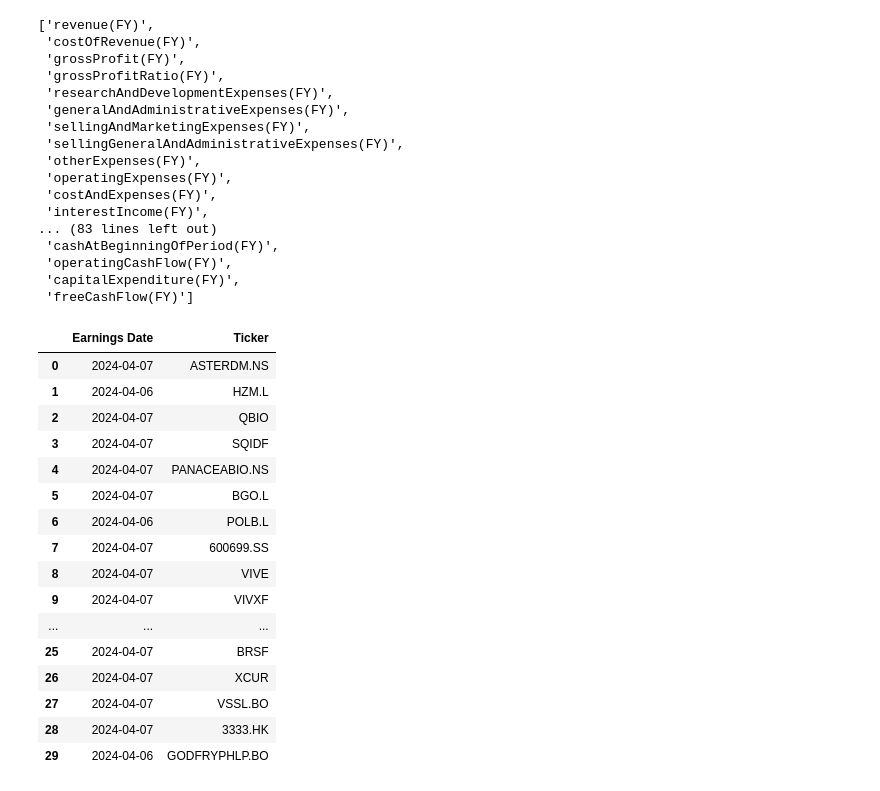
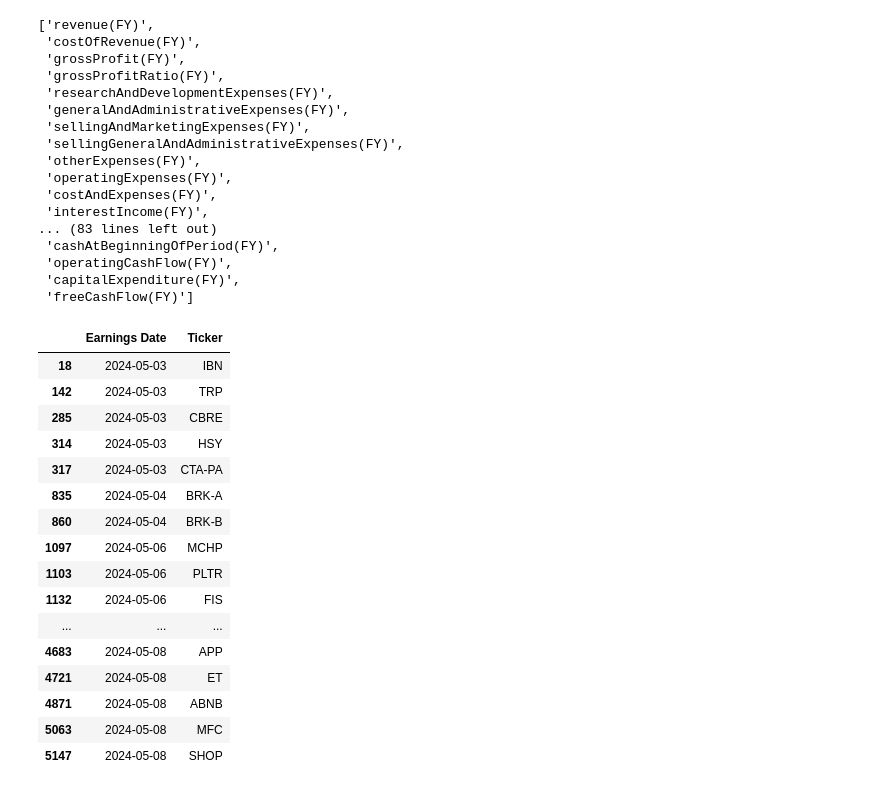
Before and after one commit to Hamza-joosub/StonksModels, a Jupyter notebook: WebAPP.ipynb, the cells around one changed output. Drawn from its saved outputs; the diff is of its cells as text; code cells hidden in the pictures.

```diff
--- a/WebAPP.ipynb
+++ b/WebAPP.ipynb
@@ -596,29 +594,33 @@ annual_stock_data_features_list
  'capitalExpenditure(FY)',
  'freeCashFlow(FY)']
 # %%
-now = datetime.now().strftime("%Y-%m-%d")
-three_days = (datetime.now() + pd.Timedelta(days = 3)).strftime("%Y-%m-%d")
-response = requests.get(f'https://financialmodelingprep.com/api/v3/earning_calendar?from={now}&to={three_days}&apikey=6ulfs8VItWZcKZTMzNJxwmikpQvSF1cI')
-raw_upcoming_earnings_df = pd.DataFrame(response.json())
-upcoming_earnings_df = pd.DataFrame()
-upcoming_earnings_df["Earnings Date"] = raw_upcoming_earnings_df["updatedFromDate"]
-upcoming_earnings_df["Ticker"] = raw_upcoming_earnings_df["symbol"]
-upcoming_earnings_df.head(30)
+def get_upcoming_earnings(db):
+    now = datetime.now().strftime("%Y-%m-%d")
+    three_days = (datetime.now() + pd.Timedelta(days = 5)).strftime("%Y-%m-%d")
+    response = requests.get(f'https://financialmodelingprep.com/api/v3/earning_calendar?from={now}&to={three_days}&apikey=6ulfs8VItWZcKZTMzNJxwmikpQvSF1cI')
+    raw_upcoming_earnings_df = pd.DataFrame(response.json())
+    upcoming_earnings_df = pd.DataFrame()
+    upcoming_earnings_df["Earnings Date"] = raw_upcoming_earnings_df["date"]
+    upcoming_earnings_df["Ticker"] = raw_upcoming_earnings_df["symbol"]
+    upcoming_earnings_df = upcoming_earnings_df[upcoming_earnings_df["Ticker"].isin(db['Ticker'])]
+    return upcoming_earnings_df
-# %% [output]
-|  | Earnings Date | Ticker |
-| 0 | 2024-04-07 | ASTERDM.NS |
-| 1 | 2024-04-06 | HZM.L |
-| 2 | 2024-04-07 | QBIO |
-| 3 | 2024-04-07 | SQIDF |
-| 4 | 2024-04-07 | PANACEABIO.NS |
-| 5 | 2024-04-07 | BGO.L |
-| 6 | 2024-04-06 | POLB.L |
-| 7 | 2024-04-07 | 600699.SS |
-| 8 | 2024-04-07 | VIVE |
-| 9 | 2024-04-07 | VIVXF |
-| ... | ... | ... |
-| 25 | 2024-04-07 | BRSF |
-| 26 | 2024-04-07 | XCUR |
-| 27 | 2024-04-07 | VSSL.BO |
-| 28 | 2024-04-07 | 3333.HK |
-| 29 | 2024-04-06 | GODFRYPHLP.BO |
+# %%
+get_upcoming_earnings(db)
+# %% [output]
+|  | Earnings Date | Ticker |
+| 18 | 2024-05-03 | IBN |
+| 142 | 2024-05-03 | TRP |
+| 285 | 2024-05-03 | CBRE |
+| 314 | 2024-05-03 | HSY |
+| 317 | 2024-05-03 | CTA-PA |
+| 835 | 2024-05-04 | BRK-A |
+| 860 | 2024-05-04 | BRK-B |
+| 1097 | 2024-05-06 | MCHP |
+| 1103 | 2024-05-06 | PLTR |
+| 1132 | 2024-05-06 | FIS |
+| ... | ... | ... |
+| 4683 | 2024-05-08 | APP |
+| 4721 | 2024-05-08 | ET |
+| 4871 | 2024-05-08 | ABNB |
+| 5063 | 2024-05-08 | MFC |
+| 5147 | 2024-05-08 | SHOP |
```
Also changed, not shown: parts of 4 cells of this notebook, 10 other files.
